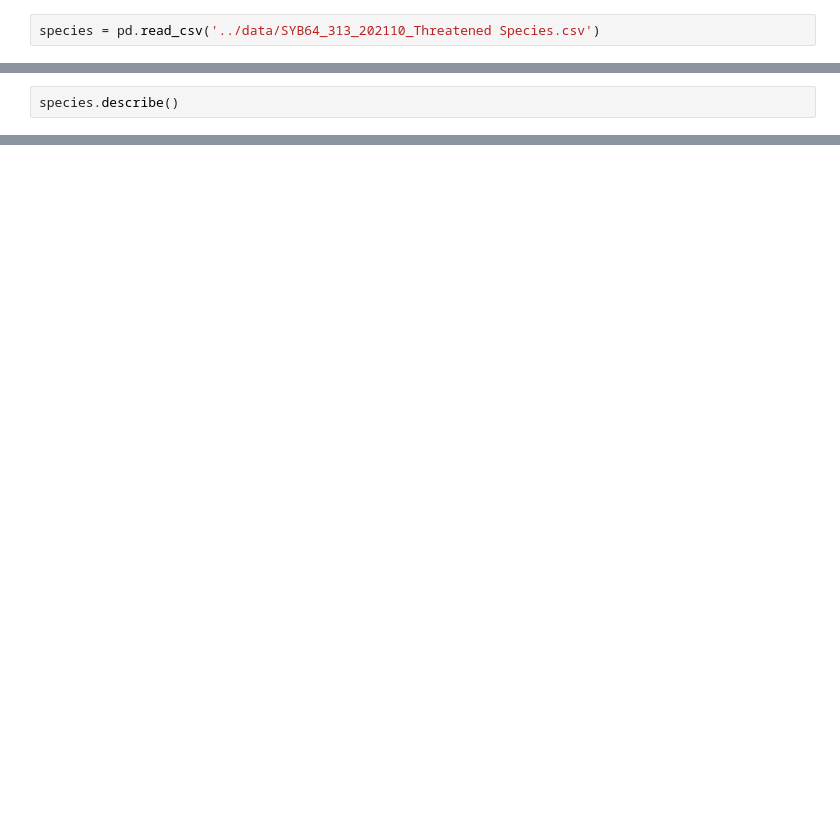
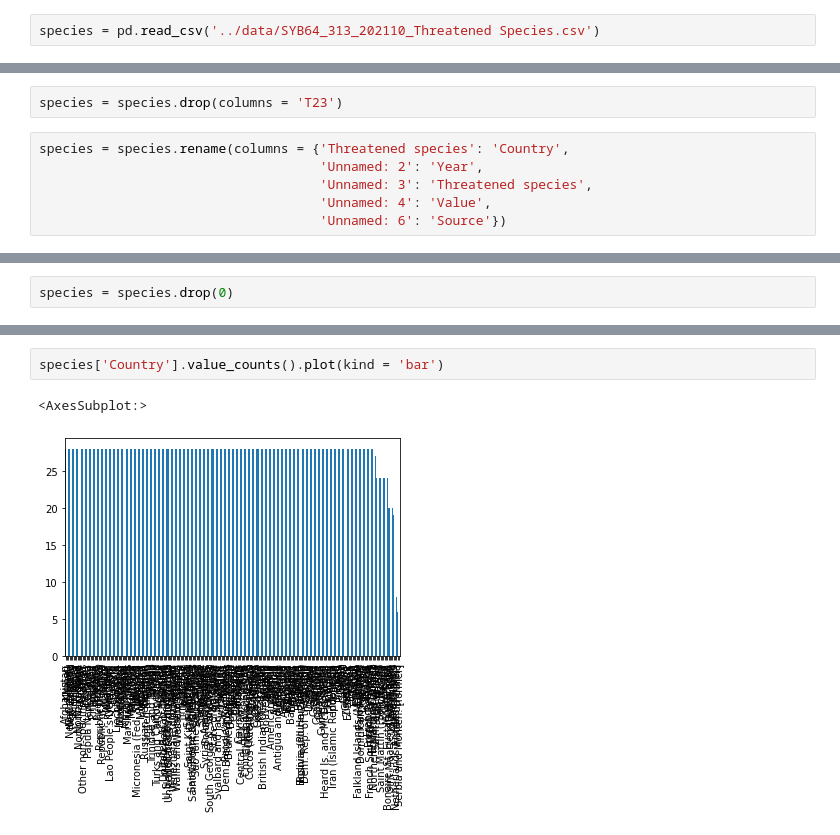
Before and after one commit to nss-data-science-cohort-6/un_data_question-tjsimpson524, a Jupyter notebook: notebooks/Threatened Species.ipynb, the cells around one changed output, grey strips where cells are left out. Drawn from its saved outputs; the diff is of its cells as text; blank space fills up the shorter version.

```diff
--- a/notebooks/Threatened Species.ipynb
+++ b/notebooks/Threatened Species.ipynb
@@ -21,2 +8,8 @@ species
+# %%
+species = species.drop(columns = 'T23')
 # %%
-species.describe()
+species = species.rename(columns = {'Threatened species': 'Country',
+                                    'Unnamed: 2': 'Year',
+                                    'Unnamed: 3': 'Threatened species',
+                                    'Unnamed: 4': 'Value',
+                                    'Unnamed: 6': 'Source'})
@@ -39,0 +32,2 @@ Name: 10, dtype: object
+# %%
+species = species.drop(0)
@@ -39,0 +66,5 @@ Name: 10, dtype: object
+# %%
+species['Country'].value_counts().plot(kind = 'bar')
+# %% [output]
+<AxesSubplot:>
+[figure, added]
```
Also changed, not shown: parts of 7 cells of this notebook, 1 other file.
